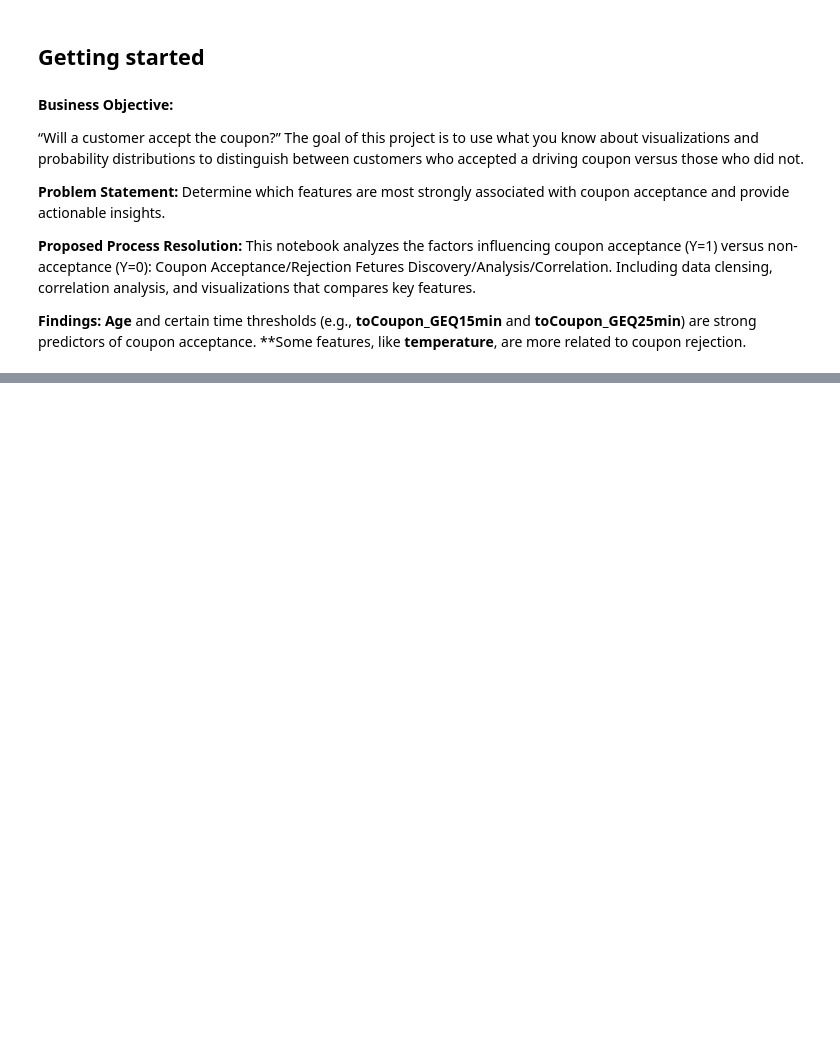
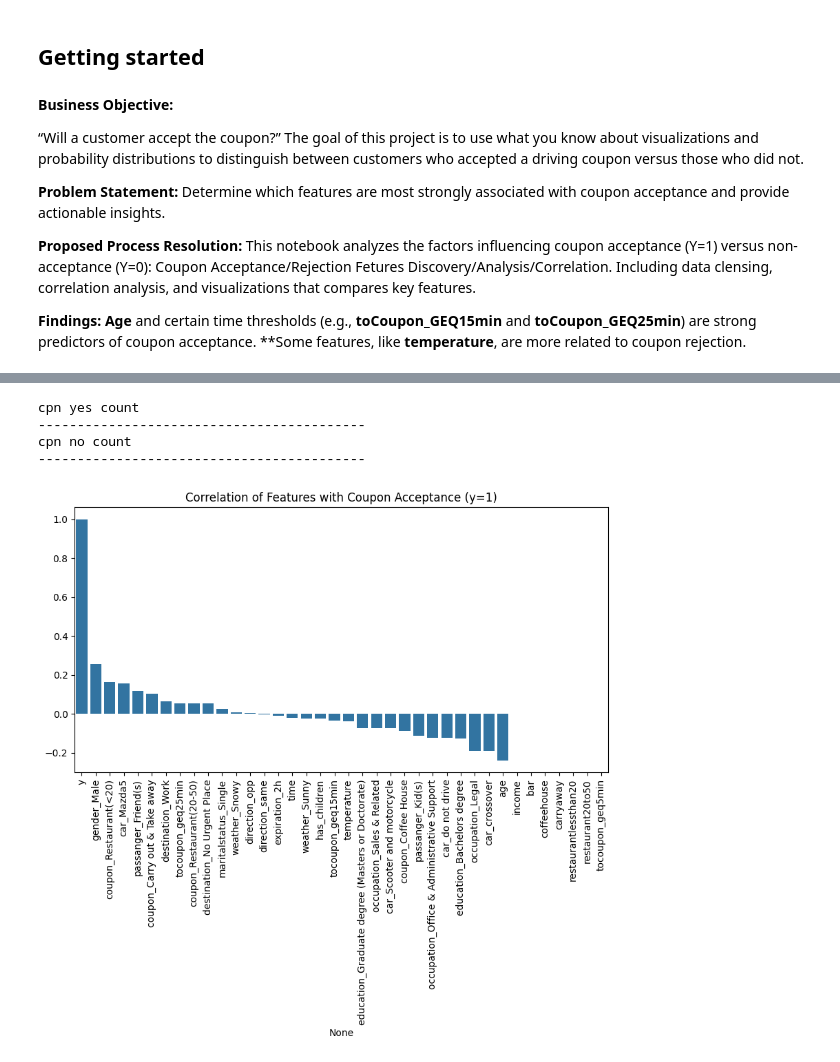
Before and after one commit to cfphpflex/AI-ML, a Jupyter notebook: UCB_5_1_Coupon_Study_EmilianoGaytan.ipynb, the cells around one changed output, grey strips where cells are left out. Cells and saved outputs as stored; diff of their text form; code cells hidden in the pictures; blank space fills up the shorter version.

```diff
--- a/UCB_5_1_Coupon_Study_EmilianoGaytan.ipynb
+++ b/UCB_5_1_Coupon_Study_EmilianoGaytan.ipynb
@@ -146,0 +147,4 @@ cpnNo  = cpn[cpn['Y'] == 0].copy()
+# %%
+# strip dollar sign from income
+
+cpn['income'] = cpn['income'].str.replace("$", "", regex=False)
@@ -147,2 +208,23 @@ cpnNo  = cpn[cpn['Y'] == 0].copy()
+# %%
+# split datasets for yes/no coupons
+
+
+# Split data based on coupon acceptance or not
+cpnYes = cpn[cpn['y'] == 1].copy()
+cpnNo  = cpn[cpn['y'] == 0].copy()
+
+print("cpn yes count")
+# print( cpnYes.count() ) # 62, > 32 for statistical sample needed
+print("------------------------------------------")
+
+print("cpn no count")
+# print( cpnNo.count() ) # 46, > 32 for statistical sample needed
+print("------------------------------------------")
+# cpn.dtypes
+# %% [output]
+cpn yes count
+------------------------------------------
+cpn no count
+------------------------------------------
 # %%
 
@@ -167,31 +255,50 @@ cpnNo.to_csv('3_coupon_csv-clean-accept-no.csv', index=False)
 # %%
 
 #  CORRELATION ANALYSIS
 #  Coupon Acceptance Analysis
-#
-# The top three features correlated with coupon acceptance are:
-# - **age**
-# - **toCoupon_GEQ15min**
-# - **toCoupon_GEQ25min**
-#
+
 
 # Corr matrix numeric: ID features strongly associated with coupon acceptance.
 # Features with high positive correlation are more prevalent in the coupon accepted group.
 
-# %% [code]
+
 # Compute overall correlation matrix
-corr_matrix = cpn[numeric_cols].corr()
-print("Overall Correlation with Y=1 Acceptanc")
-print(corr_matrix['Y'].sort_values(ascending=False))
 
+import seaborn as sns
+import matplotlib.pyplot as plt
+
+# Compute correlation with y
+corr_matrix = cpn.corr()
+correlation_with_y = corr_matrix["y"].sort_values(ascending=False)
+
+# Visualizing correlation
+plt.figure(figsize=(10, 5))
+sns.barplot(x=correlation_with_y.index, y=correlation_with_y.values)
+plt.xticks(rotation=90)
+plt.title("Correlation of Features with Coupon Acceptance (y=1)")
+
+#  Save the figure before displaying
+plot_filename = "4_correlation_coupon_acceptance.png"
+plt.savefig(plot_filename, bbox_inches='tight')
+
+# Show the plot after saving
+plt.show()
+
+
+print("------------------------------------------")
+
+print("Overall Correlation with Y=1 Acceptance")
+print(corr_matrix['y'].sort_values(ascending=False))
+print("------------------------------------------")
 # Identify top features by absolute correlation with Y (excluding Y itself)
-corr_features = corr_matrix['Y'].drop('Y').abs().sort_values(ascending=False)
+corr_features = corr_matrix['y'].drop('y').abs().sort_values(ascending=False)
 print("\nFeatures sorted by absolute correlation with Y:")
 print(corr_features)
-
-nocorr_features = corr_matrix['Y'].drop('Y').abs().sort_values(ascending=True)
+print("------------------------------------------")
+nocorr_features = corr_matrix['y'].drop('y').abs().sort_values(ascending=True)
 print("\nFeatures sorted by Least correlation with Y:")
 print(nocorr_features)
-
+print("------------------------------------------")
 # %% [markdown]
 # %% [output]
+[figure, added]
```
Also changed, not shown: parts of 15 cells of this notebook, 6 other files.
